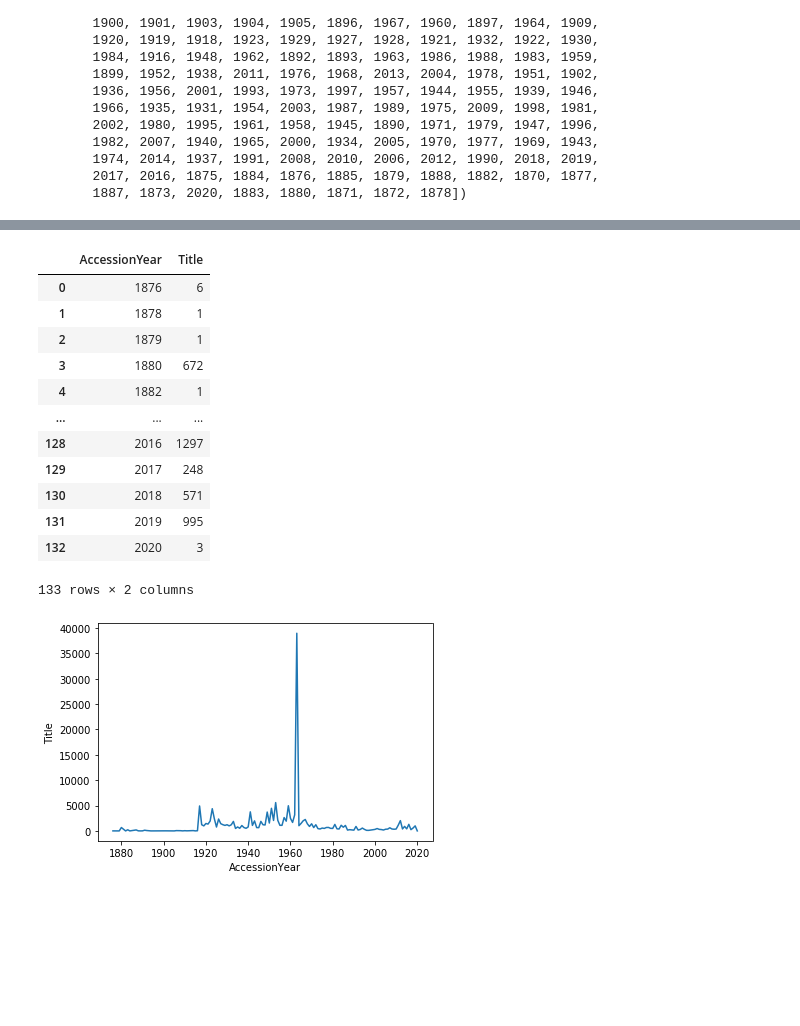
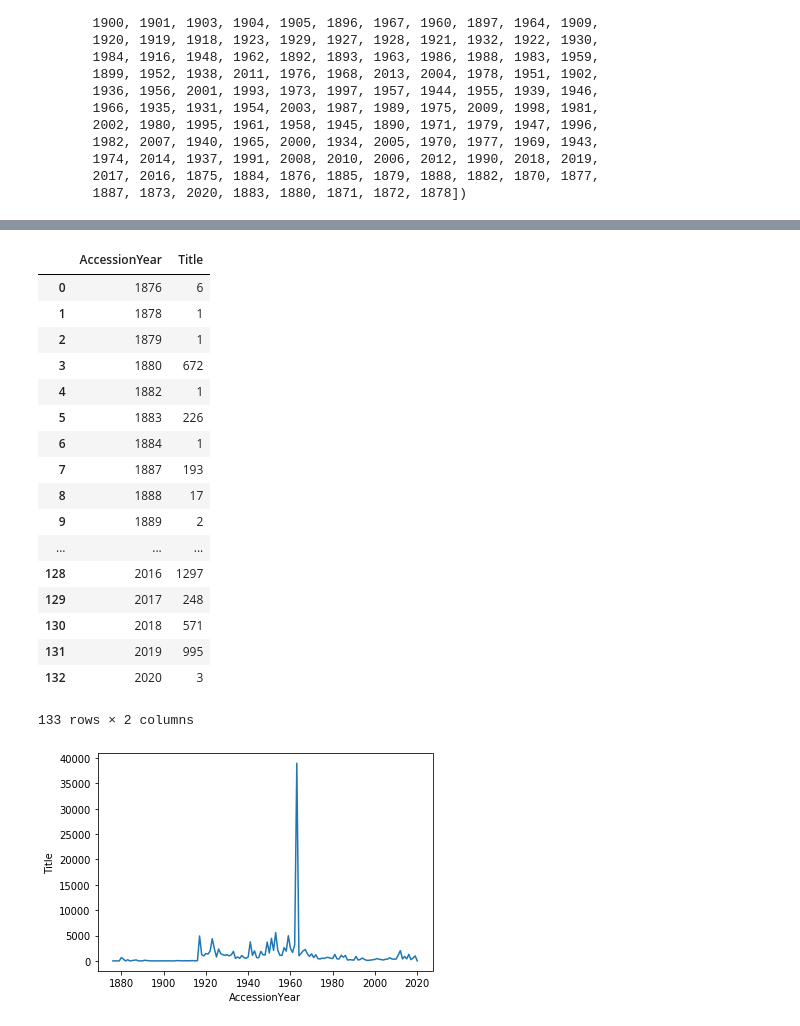
Before and after one commit to Aubrey-Li/METDataAnalysis, a Jupyter notebook: MET.ipynb, the cells around one changed output, grey strips where cells are left out. Saved outputs shown, nothing was run; the diff lists cells and outputs as text; code cells hidden in the pictures; blank space fills up the shorter version.

```diff
--- a/MET.ipynb
+++ b/MET.ipynb
@@ -270,8 +274,8 @@ array([1906, 1999, 1925, 1912, 2015, 1953, 1908, 1994, 1950, 1985, 1874,
        2017, 2016, 1875, 1884, 1876, 1885, 1879, 1888, 1882, 1870, 1877,
        1887, 1873, 2020, 1883, 1880, 1871, 1872, 1878])
 # %%
-met = met[met["Department"] == "Drawings and Prints"].sort_values(by=["AccessionYear"], ascending=True)
-met
+m = met[met["Department"] == "Drawings and Prints"].sort_values(by=["AccessionYear"], ascending=True)
+m
 # %% [output]
 |  | Is Highlight | Is Public Domain | Is Timeline Work | Object ID | Department | AccessionYear | Object Name | ... |
 | 250748 | False | False | False | 383857 | Drawings and Prints | 1876 | Plate | ... |
@@ -289,15 +298,20 @@ met
 # %%
 #met_year_data = met.groupby("AccessionYear")["Title"].count()
 #met_year_data
-met_mini_data = met[["AccessionYear", "Title"]].groupby("AccessionYear", as_index=False).count()
+met_mini_data = m[["AccessionYear", "Title"]].groupby("AccessionYear", as_index=False).count()
 met_mini_data
 # %% [output]
 |  | AccessionYear | Title |
 | 0 | 1876 | 6 |
 | 1 | 1878 | 1 |
 | 2 | 1879 | 1 |
 | 3 | 1880 | 672 |
 | 4 | 1882 | 1 |
+| 5 | 1883 | 226 |
+| 6 | 1884 | 1 |
+| 7 | 1887 | 193 |
+| 8 | 1888 | 17 |
+| 9 | 1889 | 2 |
 | ... | ... | ... |
 | 128 | 2016 | 1297 |
 | 129 | 2017 | 248 |
```
Also changed, not shown: parts of 10 cells of this notebook.
